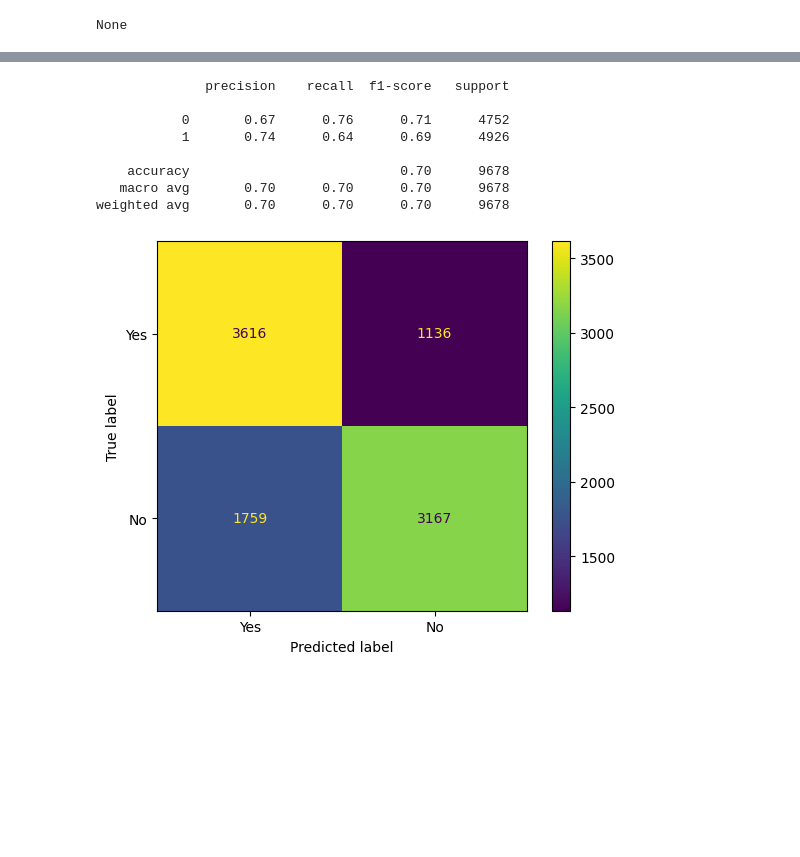
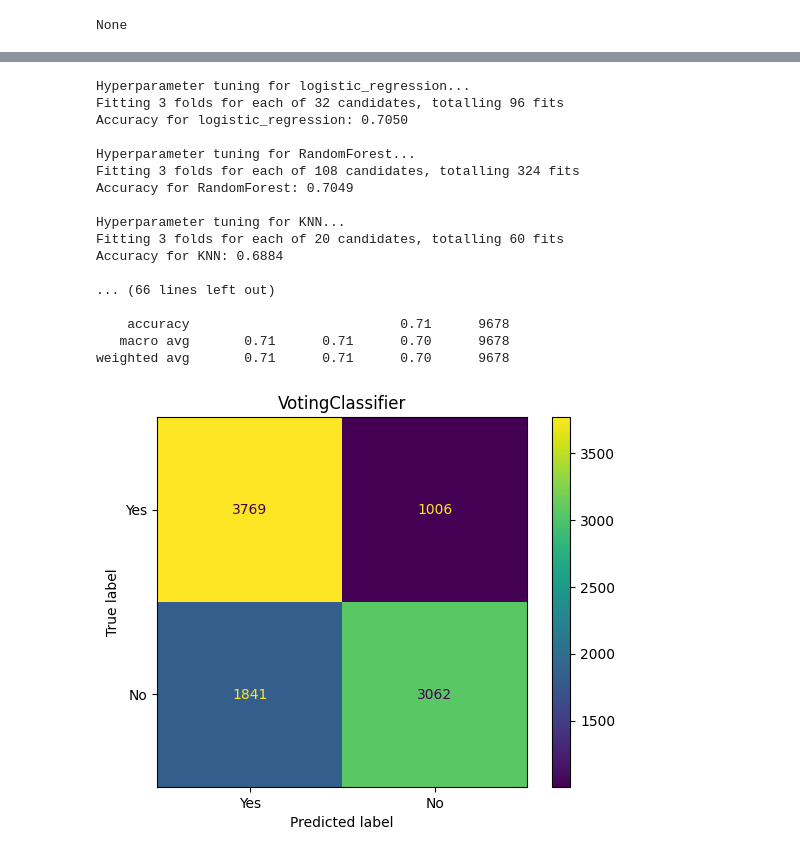
Before and after one commit to MrEcE0046/Machine-Learning, a Jupyter notebook: Lab/Lab_Demo.ipynb, the cells around one changed output, grey strips where cells are left out. Cells and saved outputs as stored; diff of their text form; code cells hidden in the pictures; blank space fills up the shorter version.

```diff
--- a/Lab/Lab_Demo.ipynb
+++ b/Lab/Lab_Demo.ipynb
@@ -260,9 +262,3 @@ X1 = pd.get_dummies(X1, columns=["bmi_kategori", "bp_category", "gender"],drop_f
 # Numerisk data
 X2, y2 = df2.drop(["bmi_kategori", "bp_category", "height", "weight", "cardio"], axis=1), df2["cardio"]
 X2 = pd.get_dummies(X2, columns=["gender"], drop_first=True, dtype=int)
-
-X1_train, X1_test, X1_val, y1_train, y1_test, y1_val = cvd.train_test_split(X1, y1)
-X2_train, X2_test, X2_val, y2_train, y2_test, y2_val = cvd.train_test_split(X2, y2)
-
-scaled_X1_train, scaled_X1_val, scaled_X1_test = cvd.scaling(X1_train, X1_val, X1_test)
-scaled_X2_train, scaled_X2_val, scaled_X2_test = cvd.scaling(X2_train, X2_val, X2_test)
@@ -324,12 +264,0 @@ y1_train, y2_train = y1_train.ravel(), y2_train.ravel()
-# %%
-cvd.voting_classifier(X1_train, y1_train, scaled_X1_test, y1_test)
-# %% [output]
-              precision    recall  f1-score   support
-
-           0       0.67      0.76      0.71      4752
-           1       0.74      0.64      0.69      4926
-
-    accuracy                           0.70      9678
-   macro avg       0.70      0.70      0.70      9678
-weighted avg       0.70      0.70      0.70      9678
-[figure, removed]
@@ -370,0 +265,21 @@ weighted avg       0.70      0.70      0.70      9678
+# %%
+cvd.data_one(X1, y1, dataset_name="data1")
+# %% [output]
+Hyperparameter tuning for logistic_regression...
+Fitting 3 folds for each of 32 candidates, totalling 96 fits
+Accuracy for logistic_regression: 0.7050
+
+Hyperparameter tuning for RandomForest...
+Fitting 3 folds for each of 108 candidates, totalling 324 fits
+Accuracy for RandomForest: 0.7049
+
+Hyperparameter tuning for KNN...
+Fitting 3 folds for each of 20 candidates, totalling 60 fits
+Accuracy for KNN: 0.6884
+
+... (66 lines left out)
+
+    accuracy                           0.71      9678
+   macro avg       0.71      0.71      0.70      9678
+weighted avg       0.71      0.71      0.70      9678
+[figure, added]
```
Also changed, not shown: parts of 14 cells of this notebook, 1 other file.
